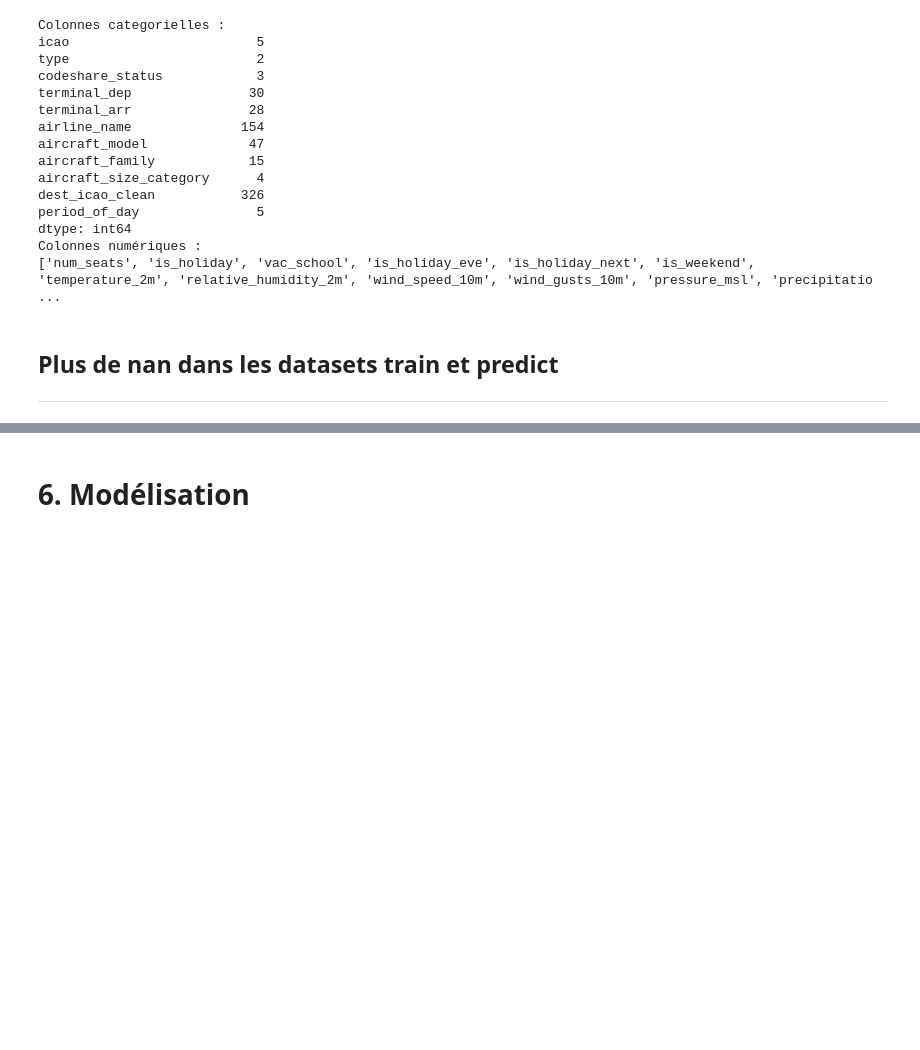
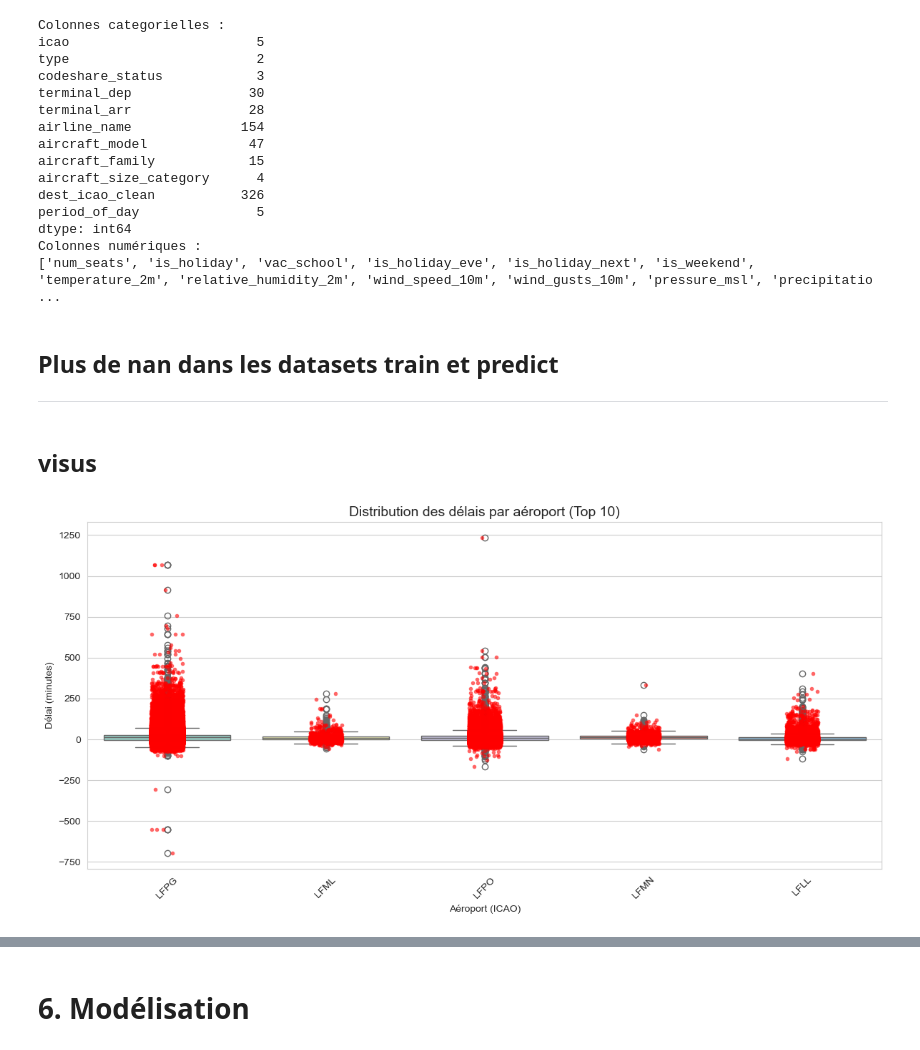
Before and after one commit to Manjakaranja/PPML, a Jupyter notebook: notebooks/ppml_pre_pred.ipynb, the cells around one changed output, grey strips where cells are left out. Saved outputs shown, nothing was run; the diff lists cells and outputs as text; code cells hidden in the pictures; blank space fills up the shorter version.

```diff
--- a/notebooks/ppml_pre_pred.ipynb
+++ b/notebooks/ppml_pre_pred.ipynb
@@ -711,3 +663,34 @@ Colonnes numériques :
 # %% [markdown]
 ## Plus de nan dans les datasets train et predict
 ***
+# %% [markdown]
+## visus
+# %%
+# Graphique des délais par aéroport (Top 10)
+top_airports = df_ppml['icao'].value_counts().head(10).index
+
+plt.figure(figsize=(12, 6))
+
+sns.boxplot(data=df_ppml[df_ppml['icao'].isin(top_airports)],
+            x='icao',
+            y='delay_minutes',          # ou 'delay_minutes_clean' selon ton df
+            hue='icao',                 # ← AJOUTÉ
+            palette="Set3",
+            legend=False)               # ← AJOUTÉ
+
+sns.stripplot(data=df_ppml[df_ppml['icao'].isin(top_airports)],
+              x='icao',
+              y='delay_minutes',
+              color='red',
+              size=4,
+              alpha=0.6,
+              jitter=True)
+
+plt.title("Distribution des délais par aéroport (Top 10)", fontsize=14)
+plt.ylabel("Délai (minutes)")
+plt.xlabel("Aéroport (ICAO)")
+plt.xticks(rotation=45)
+plt.tight_layout()
+plt.show()
+# %% [output]
+[figure, added]
```
Also changed, not shown: parts of 6 cells of this notebook.
